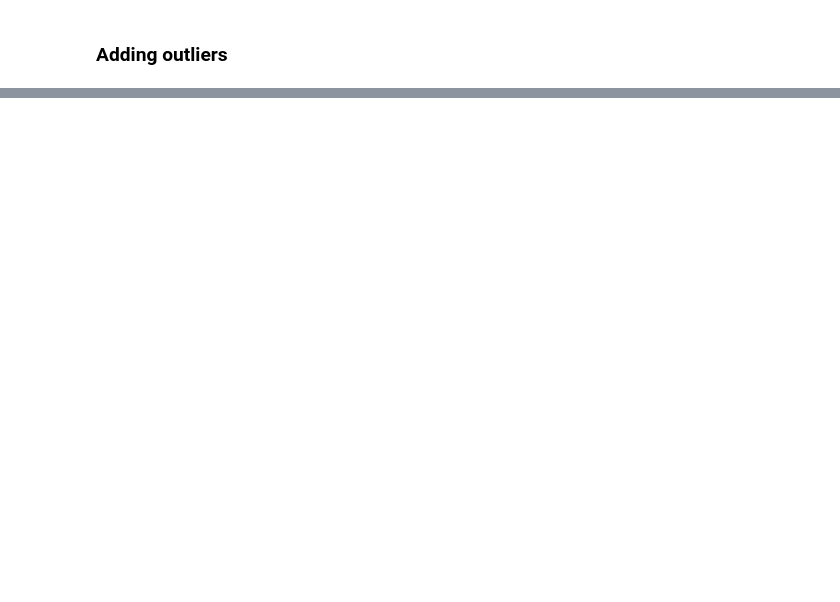
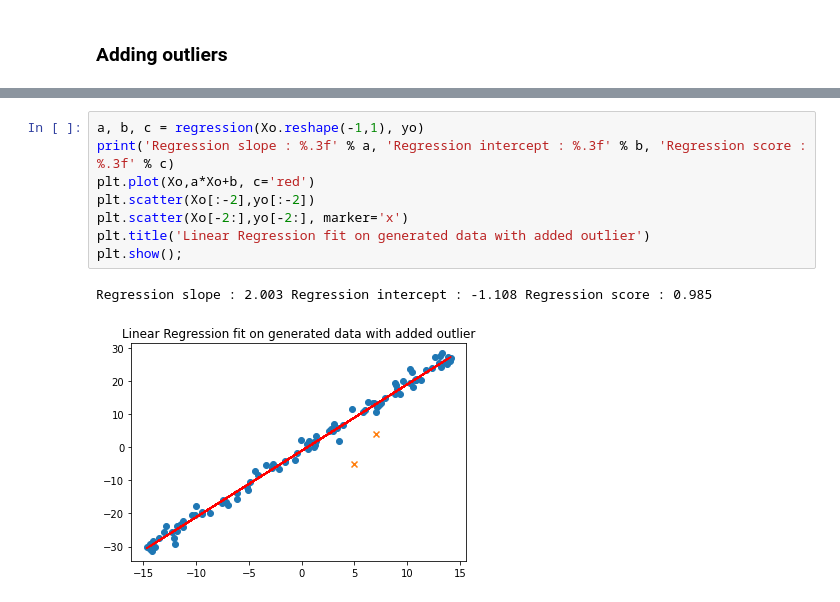
Before and after one commit to Baraa42/Elalami-Skakova-INM702-Coursework, a Jupyter notebook: Task2/task2_baraa_notebook.ipynb, the cells around one changed output, grey strips where cells are left out. Saved outputs shown, nothing was run; the diff lists cells and outputs as text; blank space fills up the shorter version.

```diff
--- a/Task2/task2_baraa_notebook.ipynb
+++ b/Task2/task2_baraa_notebook.ipynb
@@ -247,0 +281,11 @@ plt.show();
+# %%
+a, b, c = regression(Xo.reshape(-1,1), yo)
+print('Regression slope : %.3f' % a, 'Regression intercept : %.3f' % b, 'Regression score : %.3f' % c)
+plt.plot(Xo,a*Xo+b, c='red')
+plt.scatter(Xo[:-2],yo[:-2])
+plt.scatter(Xo[-2:],yo[-2:], marker='x')
+plt.title('Linear Regression fit on generated data with added outlier')
+plt.show();
+# %% [output]
+Regression slope : 2.003 Regression intercept : -1.108 Regression score : 0.985
+[figure, added]
```
Also changed, not shown: parts of 15 cells of this notebook, 1 other file.
